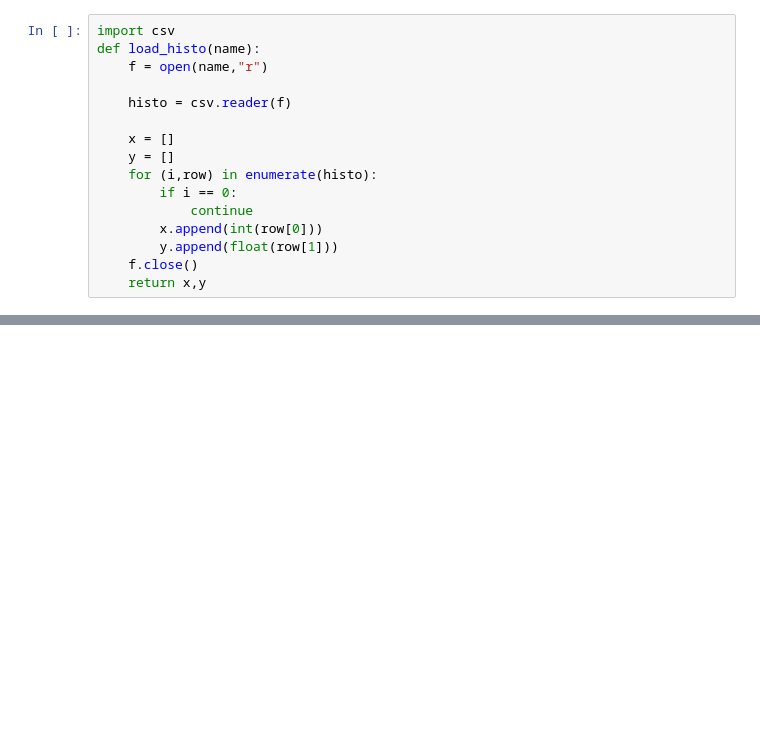
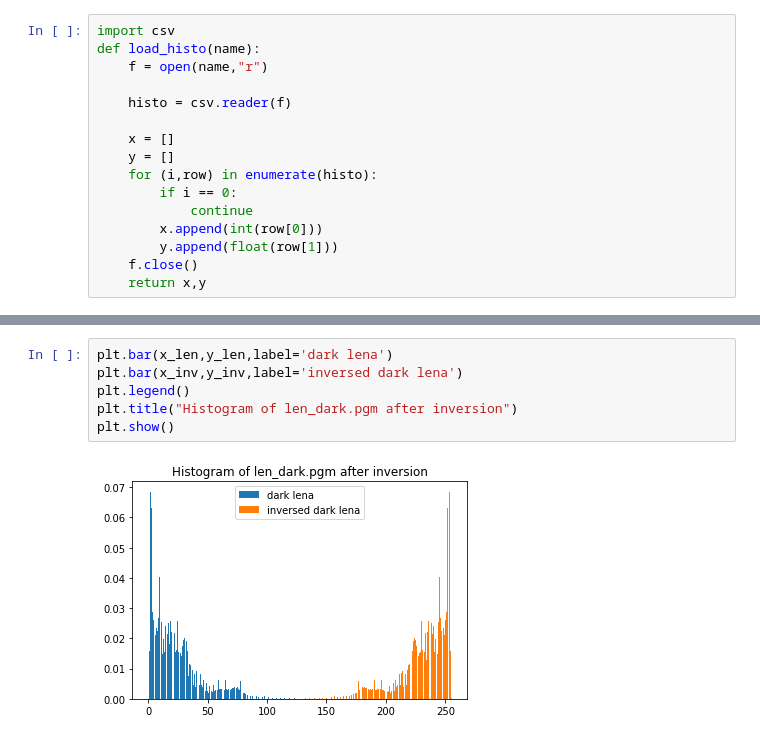
Before and after one commit to cosmo-sterin/M1_ENSL, a Jupyter notebook: Vision/build/tp2/Results.ipynb, the cells around one changed output, grey strips where cells are left out. Drawn from its saved outputs; the diff is of its cells as text; blank space fills up the shorter version.

```diff
--- a/Vision/build/tp2/Results.ipynb
+++ b/Vision/build/tp2/Results.ipynb
@@ -27,0 +39,8 @@ plt.show()
+# %%
+plt.bar(x_len,y_len,label='dark lena')
+plt.bar(x_inv,y_inv,label='inversed dark lena')
+plt.legend()
+plt.title("Histogram of len_dark.pgm after inversion")
+plt.show()
+# %% [output]
+[figure, added]
```
Also changed, not shown: parts of 13 cells of this notebook, 9 other files.
